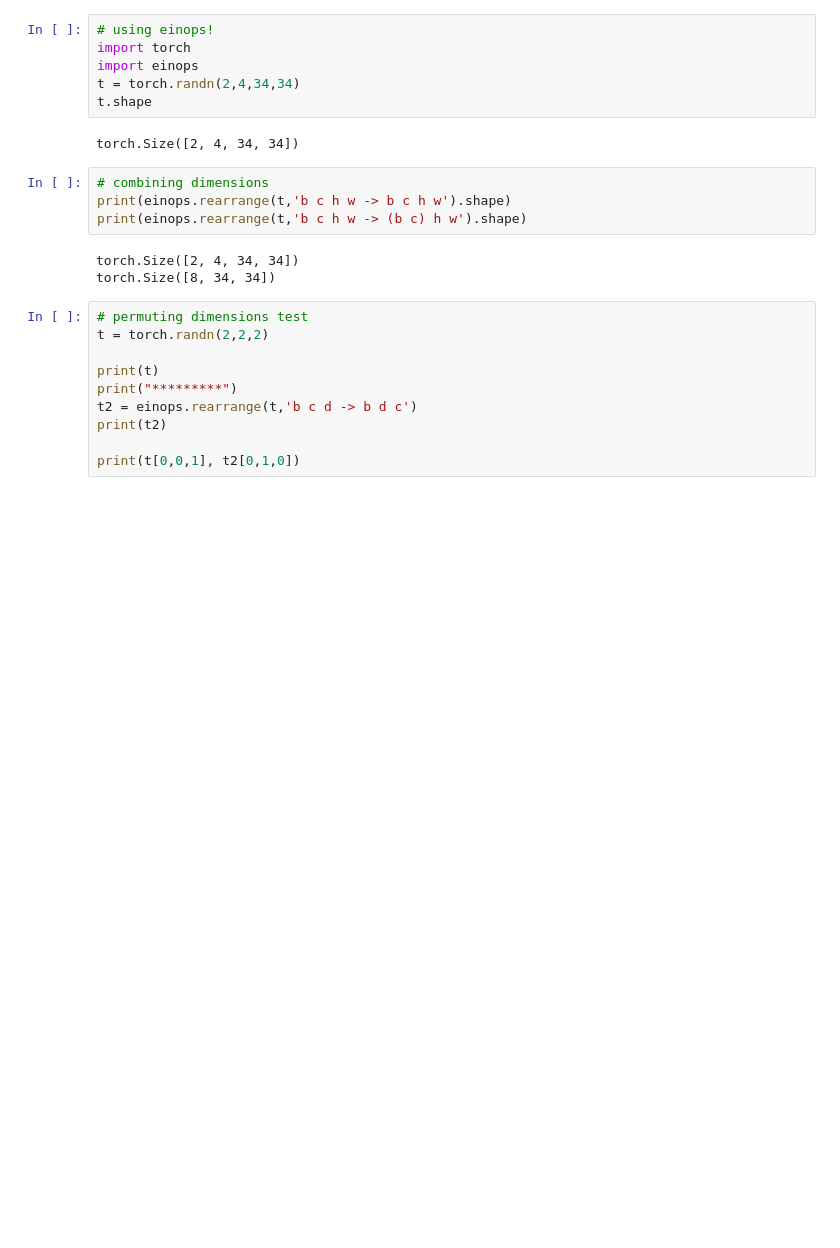
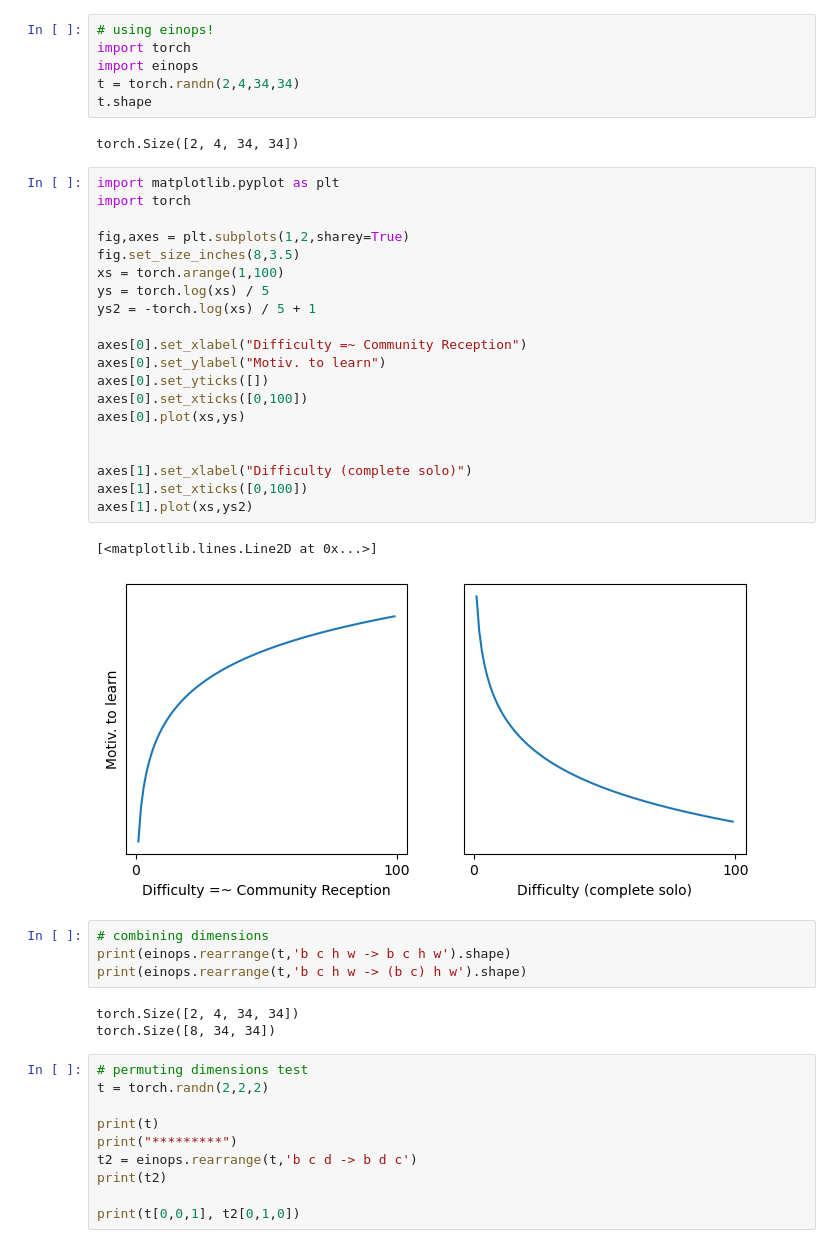
Before and after one commit to chuckles201/DiT-Implementation, a Jupyter notebook: config/tests.ipynb, the cells around one changed output. Saved outputs shown, nothing was run; the diff lists cells and outputs as text; blank space fills up the shorter version.

```diff
--- a/config/tests.ipynb
+++ b/config/tests.ipynb
@@ -6,6 +6,29 @@ t = torch.randn(2,4,34,34)
 t.shape
 # %% [output]
 torch.Size([2, 4, 34, 34])
+# %%
+import matplotlib.pyplot as plt
+import torch
+
+fig,axes = plt.subplots(1,2,sharey=True)
+fig.set_size_inches(8,3.5)
+xs = torch.arange(1,100)
+ys = torch.log(xs) / 5
+ys2 = -torch.log(xs) / 5 + 1
+
+axes[0].set_xlabel("Difficulty =~ Community Reception")
+axes[0].set_ylabel("Motiv. to learn")
+axes[0].set_yticks([])
+axes[0].set_xticks([0,100])
+axes[0].plot(xs,ys)
+
+
+axes[1].set_xlabel("Difficulty (complete solo)")
+axes[1].set_xticks([0,100])
+axes[1].plot(xs,ys2)
+# %% [output]
+[<matplotlib.lines.Line2D at 0x...>]
+[figure, added]
 # %%
 # combining dimensions
 print(einops.rearrange(t,'b c h w -> b c h w').shape)
```
Also changed, not shown: 2 other files.
